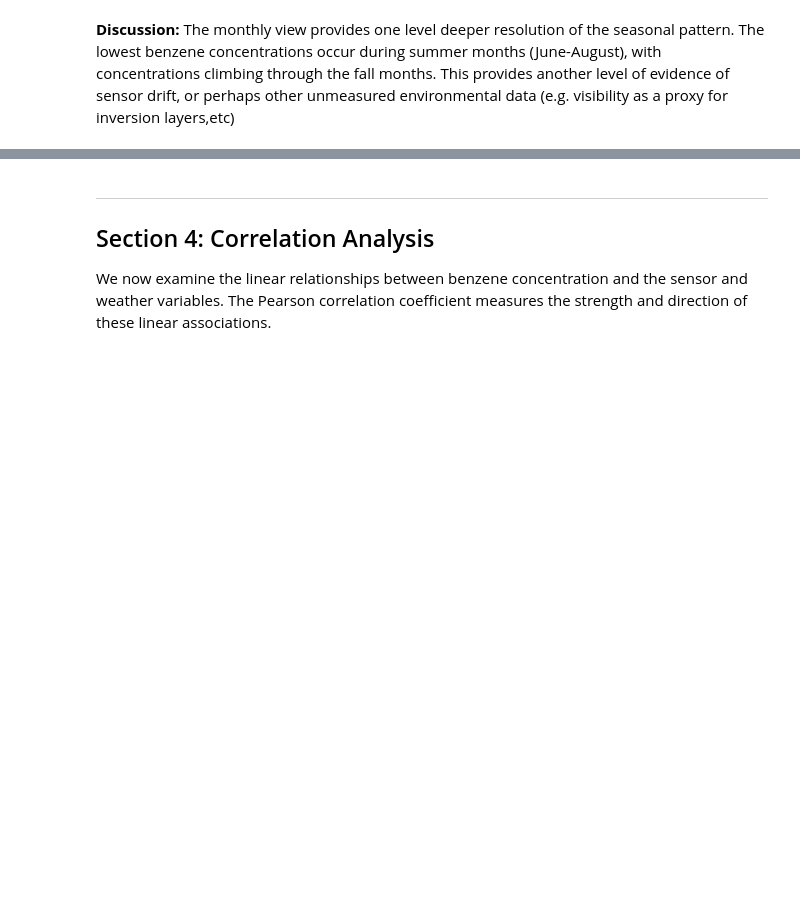
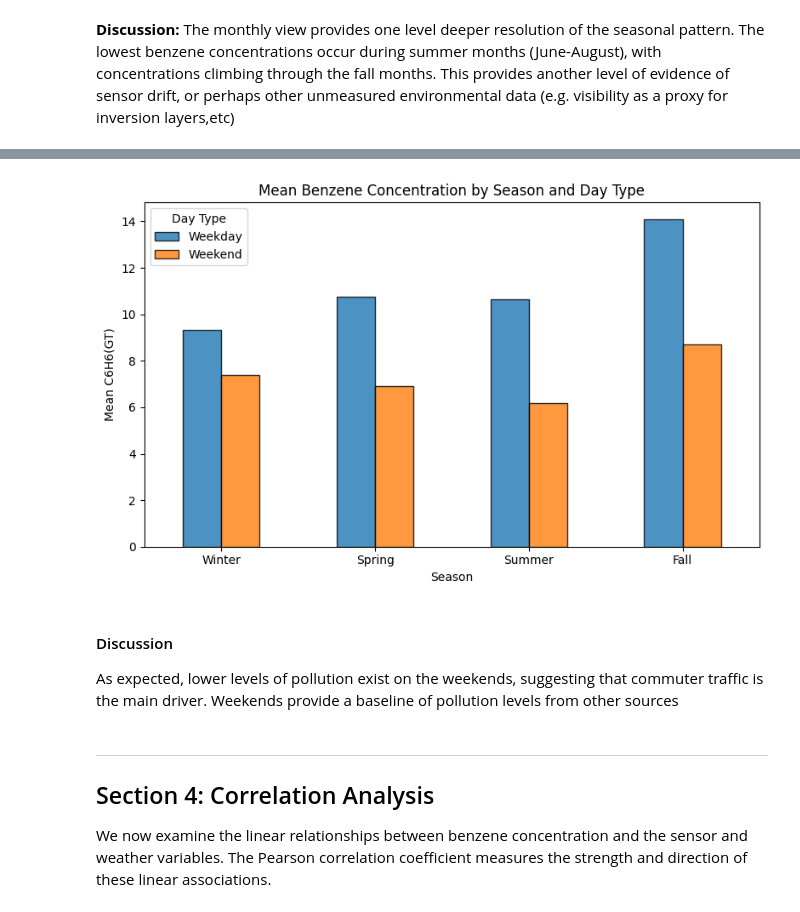
Before and after one commit to HannahShaw21/ST-554-Project1, a Jupyter notebook: Task2/Project_1_Task_2_David_Pressley.ipynb, the cells around one changed output, grey strips where cells are left out. Drawn from its saved outputs; the diff is of its cells as text; code cells hidden in the pictures; blank space fills up the shorter version.

Commit message:
update minor text issues. Create a plot comparing pollution levels across weekday, weekend

```diff
--- a/Task2/Project_1_Task_2_David_Pressley.ipynb
+++ b/Task2/Project_1_Task_2_David_Pressley.ipynb
@@ -500,6 +493,7 @@ Line plots of sensor variables show consistency across time. There are no meanin
 # %%
 # create seasonal variable
 def get_season(month):
+    """Map a month number (1-12) to its meteorological season name."""
     if month in [12,1,2]:
         return "Winter"
     elif month in [3,4,5]:
@@ -521,7 +515,6 @@ benzene_analysis_df[["hour", "day_of_week", "month",  "season"]].describe()
 
 # bar plots by time periods
 time_cols = ["hour", "day_of_week", "month", "season"]
-bars_by_time(*time_cols)
 # fig is an outer container or canvas for a plot
 # axes is the plot container. it has lines, bars, points, x/y labels, title
 fig, axes = plt.subplots(nrows=len(time_cols), ncols=1, figsize=(5, 5 * len(time_cols)))
@@ -714,0 +707,16 @@ plt.show()
+# %%
+# create weekday/weekend label
+benzene_analysis_df["day_type"] = np.where(
+    benzene_analysis_df.index.dayofweek >= 5, "Weekend", "Weekday"
+)
+
+# grouped summary: season x day_type
+season_daytype_summary = (
+    benzene_analysis_df
+    .groupby(["season", "day_type"])[target_col]
+    .describe()
+    .round(2)
+)
+
+display(Markdown("#### Benzene Concentration by Season and Day Type"))
+display(season_daytype_summary)
@@ -715,3 +735,30 @@ plt.show()
+# %%
+# mean benzene by season and day type
+# neat trick: unstack transposes day_type into a column (similar to SAS proc transpose)
+season_daytype_mean = (
+    benzene_analysis_df
+    .groupby(["season", "day_type"])[target_col]
+    .mean()
+    .unstack()
+)
+
+# reorder seasons logically
+season_daytype_mean = season_daytype_mean.loc[season_order]
+
+# grouped bar chart
+season_daytype_mean.plot.bar(figsize=(8, 5), edgecolor="black", alpha=0.8)
+plt.xlabel("Season")
+plt.ylabel("Mean C6H6(GT)")
+plt.title("Mean Benzene Concentration by Season and Day Type")
+plt.legend(title="Day Type")
+plt.xticks(rotation=0)
+plt.tight_layout()
+plt.show()
+# %% [output]
+[figure, added]
+# %% [markdown]
+#### Discussion
+As expected, lower levels of pollution exist on the weekends, suggesting that commuter traffic is the main driver. Weekends provide a baseline of pollution levels from other sources
 # %% [markdown]
 ---
 ## Section 4: Correlation Analysis
```
Also changed, not shown: parts of 14 cells of this notebook.
